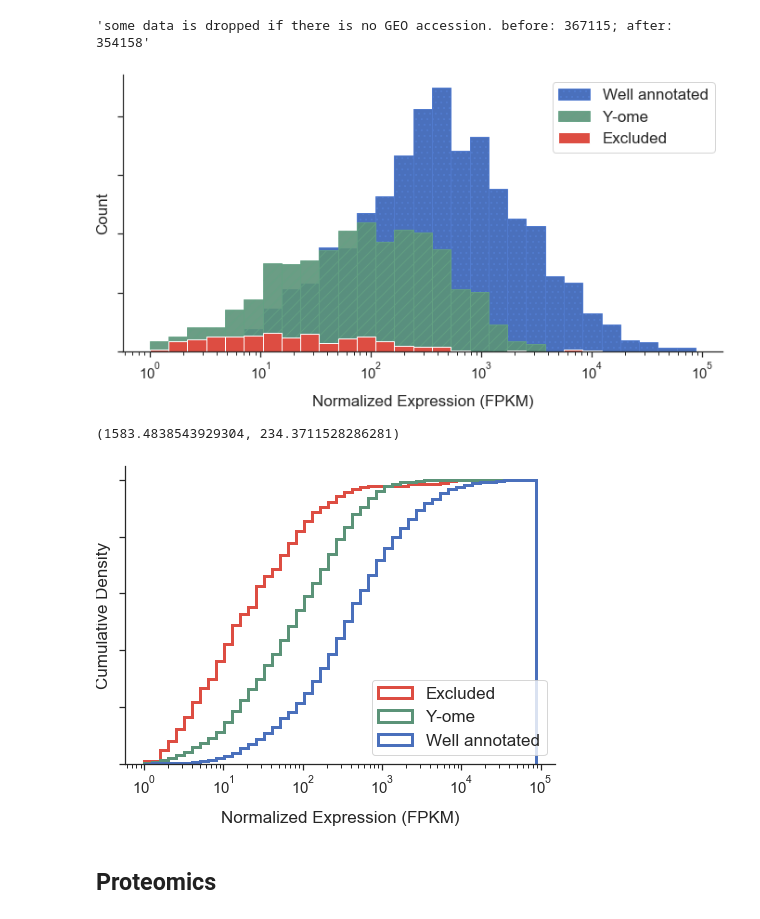
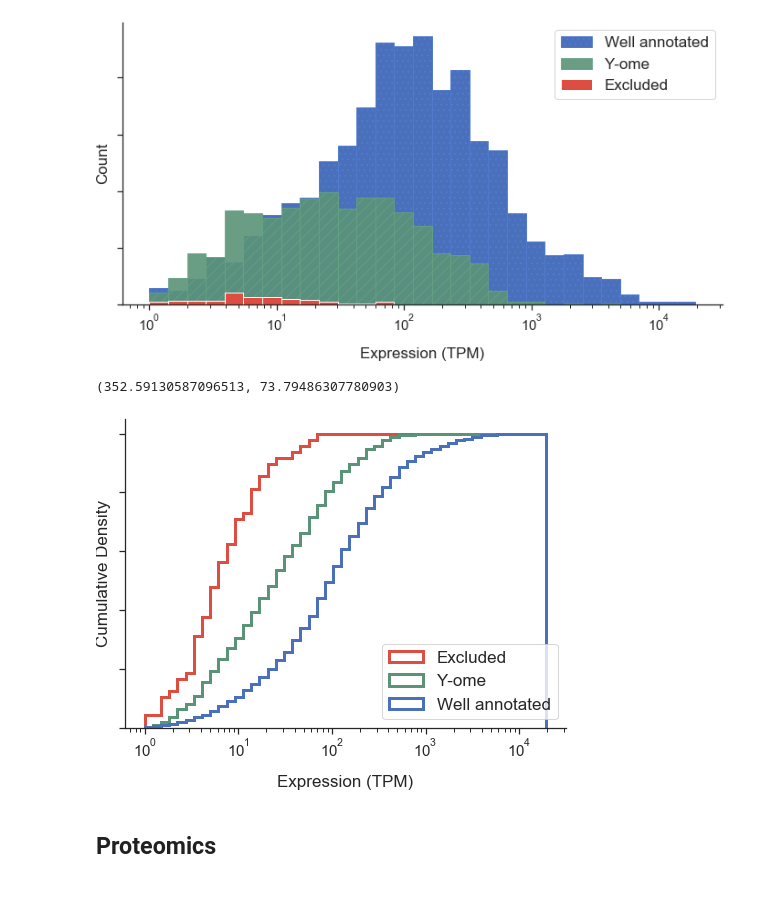
Before and after one commit to zakandrewking/y-ome, a Jupyter notebook: notebooks/18..01.22 RNA-seq Compendium.ipynb, the cells around one changed output. Saved outputs shown, nothing was run; the diff lists cells and outputs as text; code cells hidden in the pictures.

Commit message:
Use the latest PRECISE dataset with GEO accessions; clean up data files

```diff
--- a/notebooks/18..01.22 RNA-seq Compendium.ipynb
+++ b/notebooks/18..01.22 RNA-seq Compendium.ipynb
@@ -16,0 +19,6 @@ session = Session()
+# %%
+metadata = pd.read_table('../data/precise/precise-og-metadata.csv', sep=',', index_col='sample_id')
+tpm = pd.read_table('../data/precise/precise-og-tpm.csv', sep=',', index_col=0)
+metadata.dropna(axis=0, subset=['GEO'], inplace=True)
+tpm_filtered = tpm.loc[:, tpm.columns[tpm.columns.isin(metadata.index)]]
+tpm_filtered.index.name = 'locus_tag'
@@ -16,0 +38,3 @@ session = Session()
+# %%
+# get mean
+tpm_mean = pd.DataFrame({'mean_tpm': tpm.T.mean()})
@@ -31,3 +55,3 @@ rna_raw.locus_tag = rna_raw.locus_tag.map(lambda x: x[:5])
 # %%
 # Merge the RNA-seq data with the y-ome
-rna_no_geo = rna_raw.merge(y_ome_genes, how='inner')
+tpm_yome = pd.merge(tpm_mean.reset_index(), y_ome_genes, how='inner')
@@ -69,17 +58,13 @@ rna.head()
-# %%
-f'some data is dropped if there is no GEO accession. before: {len(rna_raw)}; after: {len(rna)}'
-# %% [output]
-'some data is dropped if there is no GEO accession. before: 367115; after: 354158'
 # %%
-MAX = rna.baseMean.max()
+MAX = tpm_yome.mean_tpm.max()
 bins = 10 ** np.linspace(0, np.log10(MAX), 30)
 
 fig, ax = plt.subplots(ncols=1, figsize=(10, 5))
 fig.tight_layout()
 fig.subplots_adjust(wspace=0.3)
-high = rna[rna.annotation_quality == 'high'].baseMean
-low = rna[rna.annotation_quality == 'low'].baseMean
-excluded = rna[rna.annotation_quality == 'excluded'].baseMean
+high = tpm_yome[tpm_yome.annotation_quality == 'high'].mean_tpm
+low = tpm_yome[tpm_yome.annotation_quality == 'low'].mean_tpm
+excluded = tpm_yome[tpm_yome.annotation_quality == 'excluded'].mean_tpm
 ax.set_xscale('log')
 ax.hist(
     high,
@@ -96,50 +81,51 @@ ax.hist(
     bins=bins,
     #histtype='step',
     color=colors['green'],
     edgecolor=scale_color(colors['green'], 1.1),
     hatch=hatches_by_number[2],
     label='Y-ome',
 #         linewidth=3, linestyle='--'
     alpha=0.9,
 )
 ax.hist(
     excluded,
     bins=bins,
 #     histtype='step',
     color=colors['red'],
 #         linewidth=3,
     label = 'Excluded',
 #     linestyle='-'
 #     alpha=0.7,
 )
 ax.set_ylabel('Count')
-ax.set_xlabel('Normalized Expression (FPKM)', labelpad=15)
+ax.set_xlabel('Expression (TPM)', labelpad=15)
 # hide top and right axes
 ax.spines['right'].set_visible(False)
 ax.spines['top'].set_visible(False)
 ax.yaxis.set_ticks_position('left')
 ax.xaxis.set_ticks_position('bottom')
 ax.yaxis.set_ticklabels([])
 plt.legend(loc='upper right')
+fig.set_facecolor('white')
 fig.savefig('/Users/zaking/lab/y-ome/figs/expression.pdf')
 fig.savefig('/Users/zaking/lab/y-ome/figs/expression.png')
 # %% [output]
-[figure, old version]
+[figure, new version]
 # %%
 high.mean(), low.mean()
 # %% [output]
-(1583.4838543929304, 234.3711528286281)
+(352.59130587096513, 73.79486307780903)
 # %%
 # try a cumulative density plot
-MAX = rna.baseMean.max()
+MAX = tpm_yome.mean_tpm.max()
 bins = 10 ** np.linspace(0, np.log10(MAX), 50)
 
 fig, ax = plt.subplots(ncols=1, figsize=(7, 5))
 fig.tight_layout()
 fig.subplots_adjust(wspace=0.3)
-high = rna[rna.annotation_quality == 'high'].baseMean
-low = rna[rna.annotation_quality == 'low'].baseMean
-excluded = rna[rna.annotation_quality == 'excluded'].baseMean
+high = tpm_yome[tpm_yome.annotation_quality == 'high'].mean_tpm
+low = tpm_yome[tpm_yome.annotation_quality == 'low'].mean_tpm
+excluded = tpm_yome[tpm_yome.annotation_quality == 'excluded'].mean_tpm
 ax.set_xscale('log')
 
 # TODO smooth
@@ -190,7 +176,7 @@ ax.hist(
     linewidth=3,
 )
 ax.set_ylabel('Cumulative Density')
-ax.set_xlabel('Normalized Expression (FPKM)', labelpad=15)
+ax.set_xlabel('Expression (TPM)', labelpad=15)
 # hide top and right axes
 ax.spines['right'].set_visible(False)
 ax.spines['top'].set_visible(False)
@@ -198,10 +184,11 @@ ax.yaxis.set_ticks_position('left')
 ax.xaxis.set_ticks_position('bottom')
 ax.yaxis.set_ticklabels([])
 plt.legend(loc='lower right')
+fig.set_facecolor('white')
 fig.savefig('/Users/zaking/lab/y-ome/figs/expression-cumulative.pdf')
 fig.savefig('/Users/zaking/lab/y-ome/figs/expression-cumulative.png')
 # %% [output]
-[figure, old version]
+[figure, new version]
 # %% [markdown]
 ## Proteomics
 # %%
```
Also changed, not shown: parts of 23 cells of this notebook, 15 other files.
